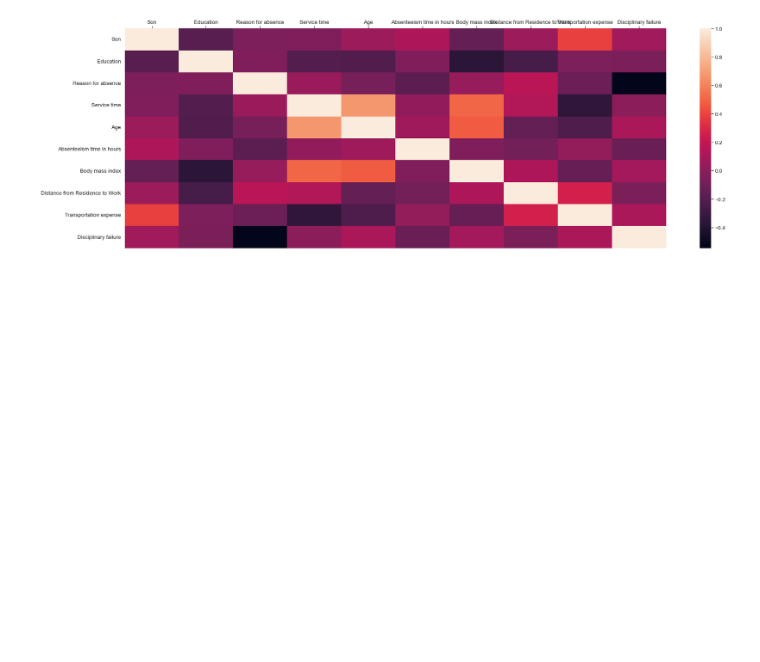
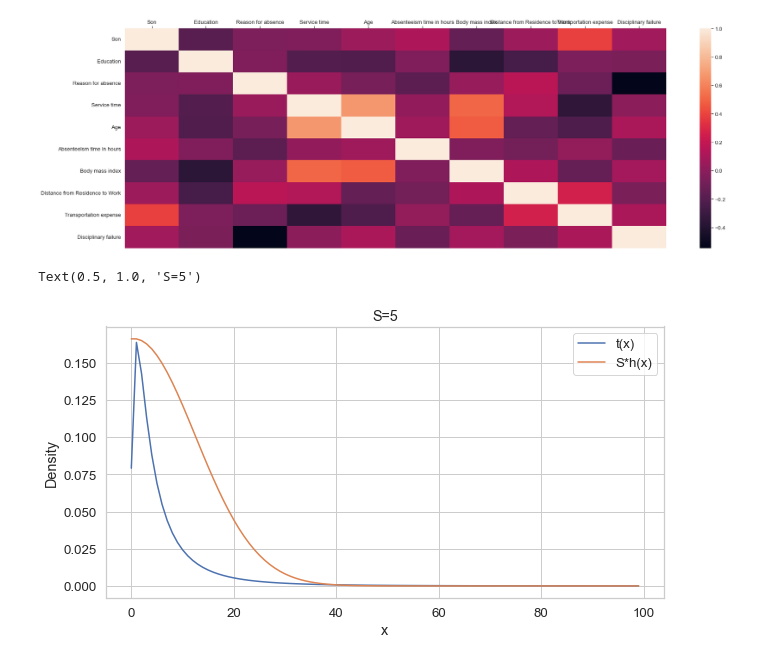
Before and after one commit to Deadvitekchpool/M-M-MSA, a Jupyter notebook: Lab3/Lab3.ipynb, the cells around one changed output. Cells and saved outputs as stored; diff of their text form; code cells hidden in the pictures; blank space fills up the shorter version.

```diff
--- a/Lab3/Lab3.ipynb
+++ b/Lab3/Lab3.ipynb
@@ -77,3 +77,40 @@ corrmat = data.corr()
 sb.heatmap(corrmat, vmax=1., square=False).xaxis.tick_top()
 # %% [output]
 [figure]
+# %%
+import scipy.stats as stats
+
+def g(x, mu_, sigma_):
+    return 1/np.sqrt(2*np.pi)/sigma_ * np.exp(-0.5*((x-mu_)/sigma_)**2)
+
+def mle_estimate_dist(df: pd.DataFrame, feature_name: str, dist_name: str):
+    dist = getattr(scipy.stats, dist_name)
+    dist_params = dist.fit(df[feature_name])
+    aprox = dist.rvs(*dist_params, df[feature_name].shape[0])
+    data = df[[feature_name,]]
+    data[feature_name + '_aprox'] = aprox
+    return data, dist_params
+
+feature_name = 'Absenteeism time in hours'
+dist_name = 'lognorm'
+data, dist_params = mle_estimate_dist(data, feature_name, dist_name)
+
+x = np.arange(100)
+
+
+upper_params = 0.5, 12
+
+S = 5
+f = stats.lognorm.pdf(x, *dist_params)
+g_vals = g(x, *upper_params)
+plt.figure(figsize=(10, 5))
+plt.plot(x, f)
+plt.plot(x, S * g_vals)
+plt.xlabel('x')
+plt.ylabel('Density')
+plt.legend(['t(x)', 'S*h(x)'])
+
+plt.title("S=%s" % S)
+# %% [output]
+Text(0.5, 1.0, 'S=5')
+[figure, added]
```
Also changed, not shown: parts of 4 cells of this notebook, 13 other files.
